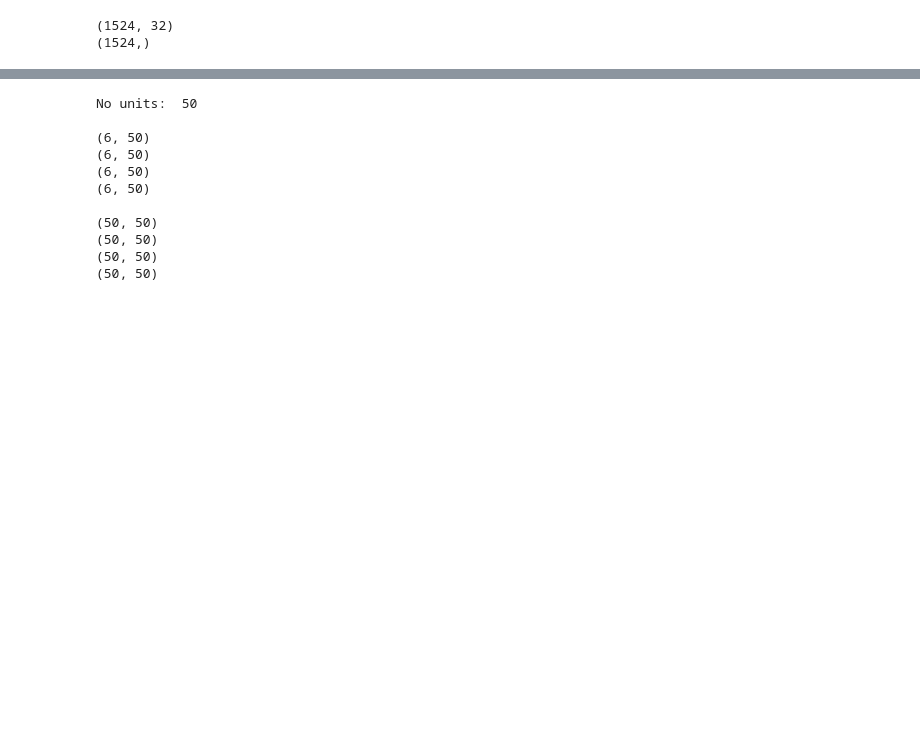
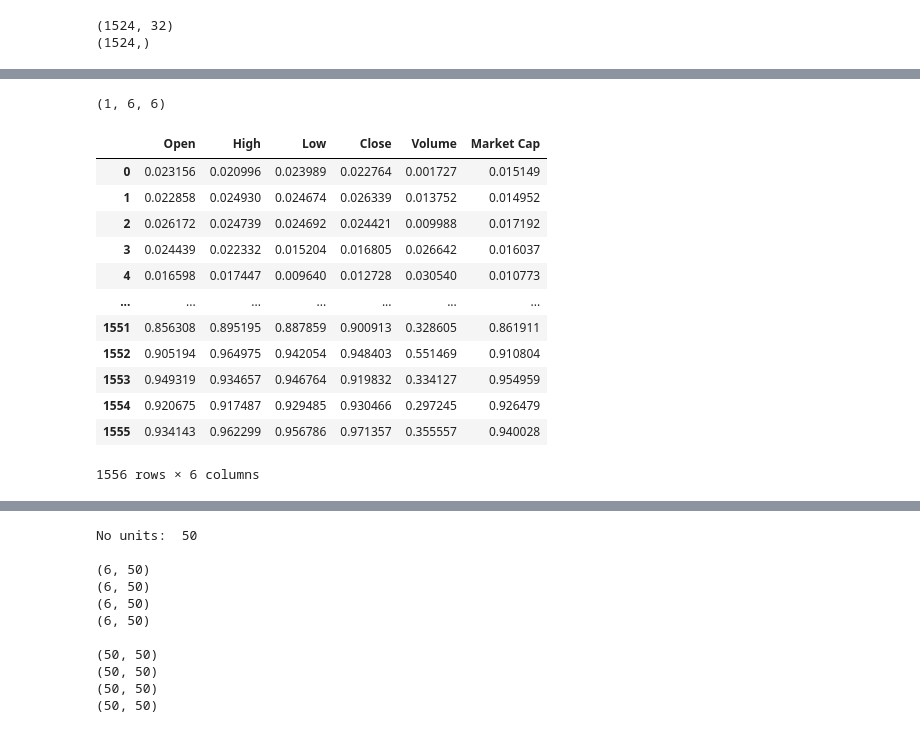
Before and after one commit to dimas145/LSTM, a Jupyter notebook: weight.ipynb, the cells around one changed output, grey strips where cells are left out. Saved outputs shown, nothing was run; the diff lists cells and outputs as text; code cells hidden in the pictures; blank space fills up the shorter version.

```diff
--- a/weight.ipynb
+++ b/weight.ipynb
@@ -268,0 +284,25 @@ AttributeError: 'Series' object has no attribute 'reshape'
+# %%
+timeseries = X_test.to_numpy()
+
+X_, Y_ = create_trainer_extended(timeseries, 6)
+
+
+print(X_.shape)
+# %% [output]
+(1, 6, 6)
+# %%
+X_train
+# %% [output]
+|  | Open | High | Low | Close | Volume | Market Cap |
+| 0 | 0.023156 | 0.020996 | 0.023989 | 0.022764 | 0.001727 | 0.015149 |
+| 1 | 0.022858 | 0.024930 | 0.024674 | 0.026339 | 0.013752 | 0.014952 |
+| 2 | 0.026172 | 0.024739 | 0.024692 | 0.024421 | 0.009988 | 0.017192 |
+| 3 | 0.024439 | 0.022332 | 0.015204 | 0.016805 | 0.026642 | 0.016037 |
+| 4 | 0.016598 | 0.017447 | 0.009640 | 0.012728 | 0.030540 | 0.010773 |
+| ... | ... | ... | ... | ... | ... | ... |
+| 1551 | 0.856308 | 0.895195 | 0.887859 | 0.900913 | 0.328605 | 0.861911 |
+| 1552 | 0.905194 | 0.964975 | 0.942054 | 0.948403 | 0.551469 | 0.910804 |
+| 1553 | 0.949319 | 0.934657 | 0.946764 | 0.919832 | 0.334127 | 0.954959 |
+| 1554 | 0.920675 | 0.917487 | 0.929485 | 0.930466 | 0.297245 | 0.926479 |
+| 1555 | 0.934143 | 0.962299 | 0.956786 | 0.971357 | 0.355557 | 0.940028 |
+1556 rows × 6 columns
```
Also changed, not shown: parts of 10 cells of this notebook, 4 other files.
